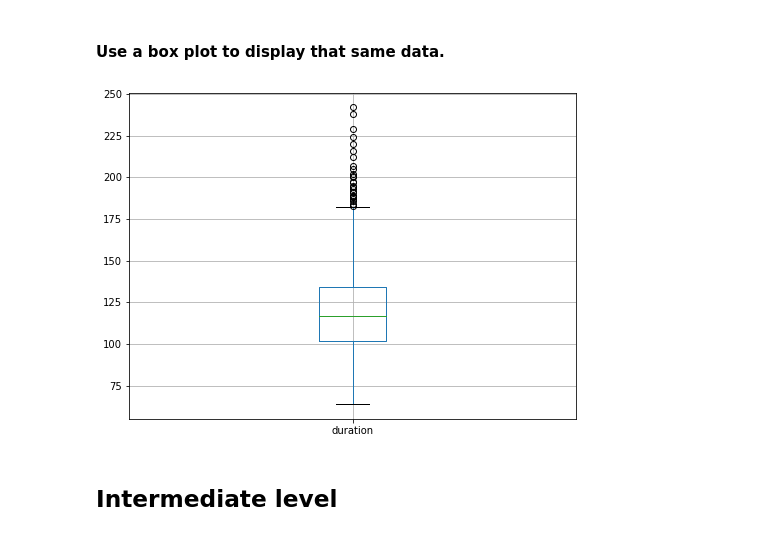
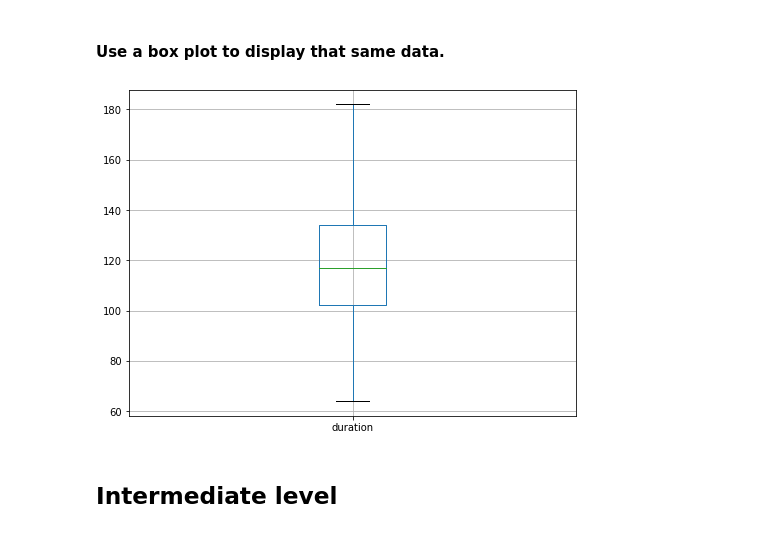
Before and after one commit to JP311082/ds50, a Jupyter notebook: 09_Unit-02_Project/unit_project_2_eda.ipynb, the cells around one changed output. Drawn from its saved outputs; the diff is of its cells as text; code cells hidden in the pictures.

```diff
--- a/09_Unit-02_Project/unit_project_2_eda.ipynb
+++ b/09_Unit-02_Project/unit_project_2_eda.ipynb
@@ -89,10 +89,10 @@ movies.hist('duration', figsize=(8,6), bins=9);
 # %%
 # Answer:
 #movies.duration.plot(kind='box');
 
-movies.boxplot('duration', figsize=(8,6));
+movies.boxplot('duration', figsize=(8,6),showfliers=False);
 # %% [output]
-[figure, old version]
+[figure, new version]
 # %% [markdown]
 ## Intermediate level
 # %% [markdown]
```
Also changed, not shown: parts of 12 cells of this notebook.
